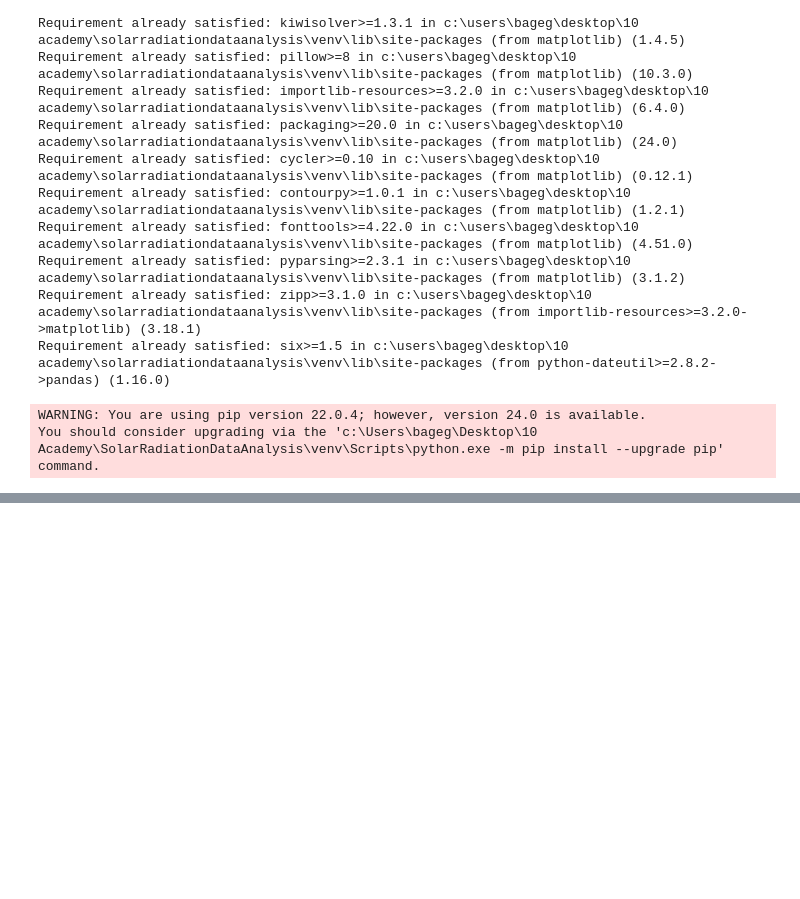
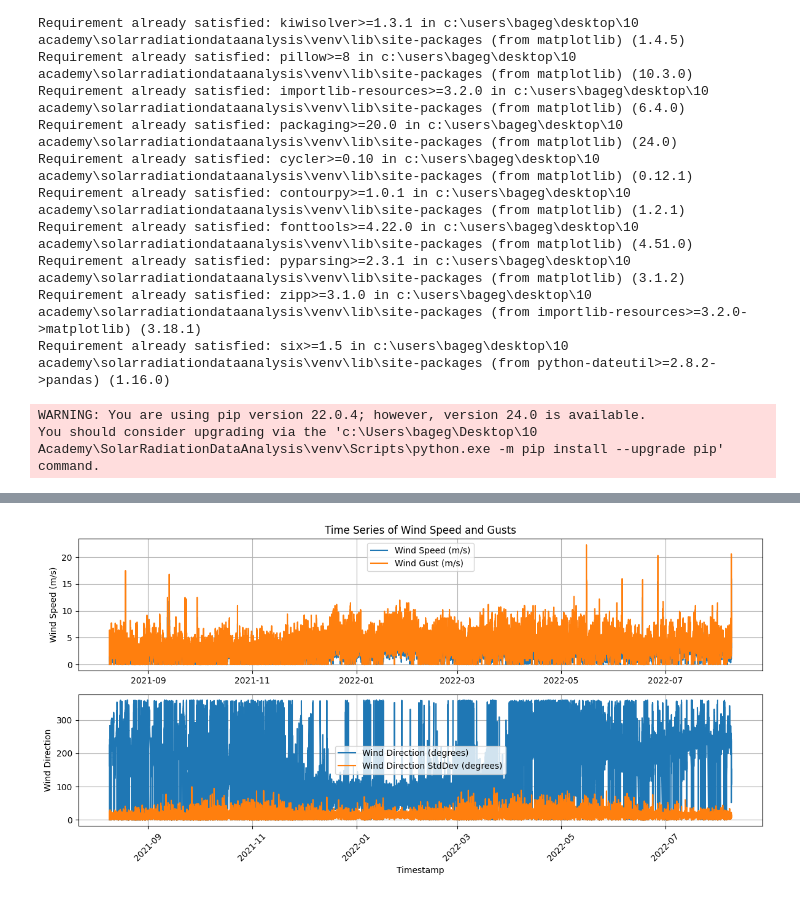
Before and after one commit to mihretgold/SolarRadiationDataAnalysis, a Jupyter notebook: src/notebooks/analysis_notebook.ipynb, the cells around one changed output, grey strips where cells are left out. Saved outputs shown, nothing was run; the diff lists cells and outputs as text; code cells hidden in the pictures; blank space fills up the shorter version.

```diff
--- a/src/notebooks/analysis_notebook.ipynb
+++ b/src/notebooks/analysis_notebook.ipynb
@@ -241,0 +264,23 @@ plt.show()
+# %%
+# Visualize wind speed and direction changes over time using line plots
+plt.figure(figsize=(12, 6))  # Adjust figure size as needed
+plt.subplot(211)  # Create a subplot for wind speed and gusts
+plt.plot(df['Timestamp'], df['WS'], label='Wind Speed (m/s)')
+plt.plot(df['Timestamp'], df['WSgust'], label='Wind Gust (m/s)')
+plt.ylabel('Wind Speed (m/s)')
+plt.title('Time Series of Wind Speed and Gusts')
+plt.legend()
+plt.grid(True)
+
+plt.subplot(212)  # Create a subplot for wind direction and standard deviation
+plt.plot(df['Timestamp'], df['WD'], label='Wind Direction (degrees)')
+plt.plot(df['Timestamp'], df['WDstdev'], label='Wind Direction StdDev (degrees)')
+plt.ylabel('Wind Direction')
+plt.xlabel('Timestamp')  # X-axis label for the whole figure
+plt.legend()
+plt.grid(True)
+plt.xticks(rotation=45)  # Rotate x-axis labels for readability
+plt.tight_layout()
+plt.show()
+# %% [output]
+[figure, added]
```
Also changed, not shown: parts of 40 cells of this notebook.
